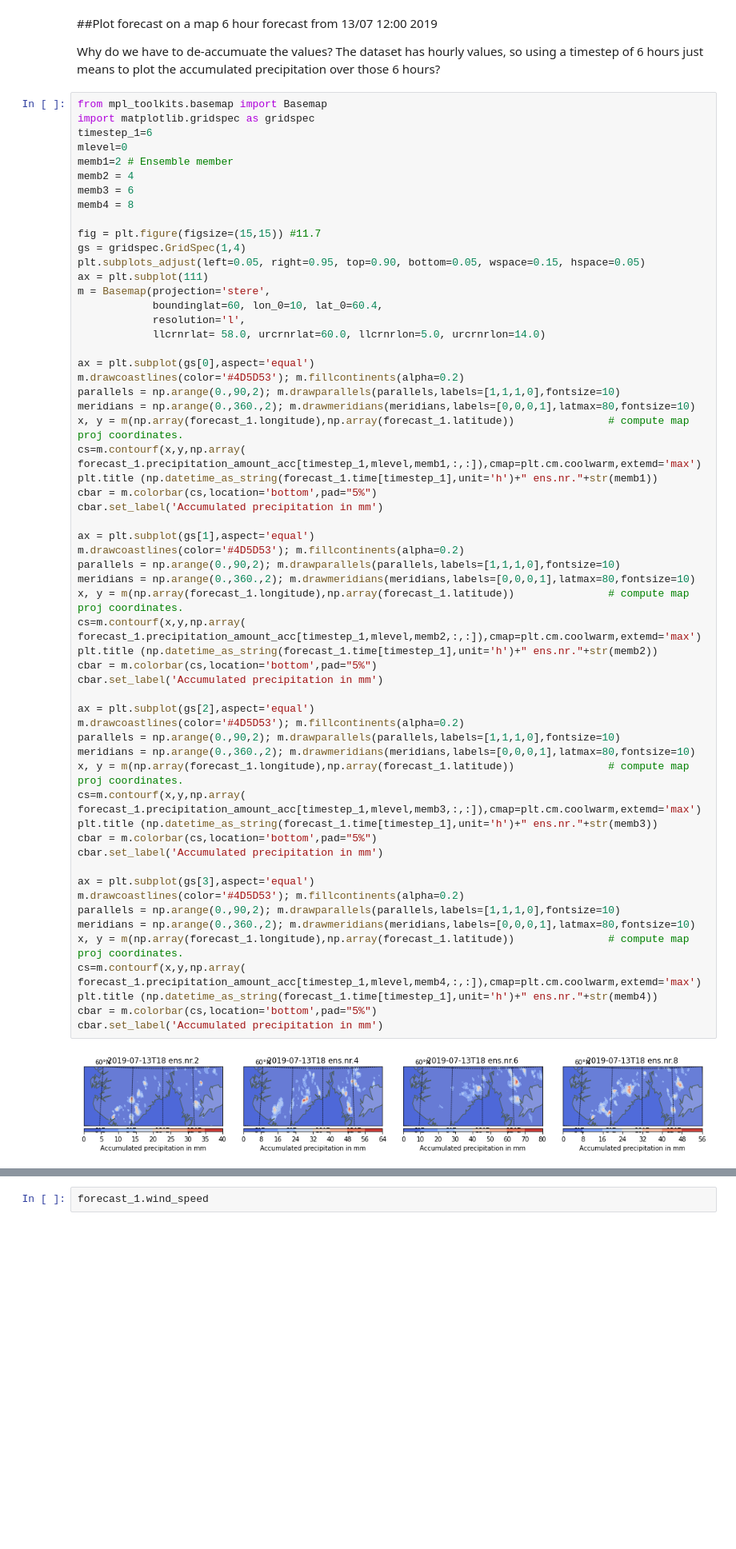
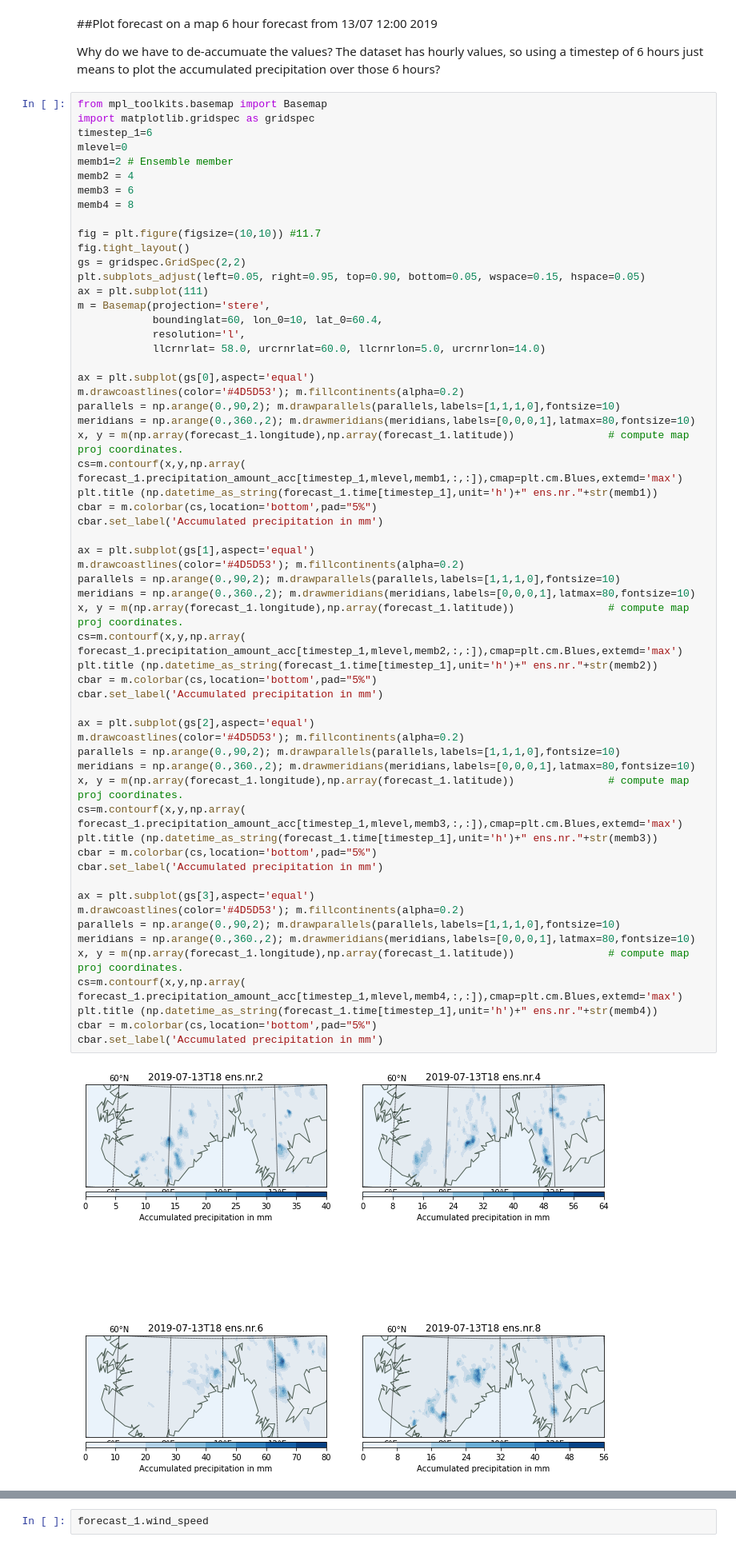
Before and after one commit to eirikngard/GEO4902, a Jupyter notebook: Ensemble_prediction.ipynb, the cells around one changed output, grey strips where cells are left out. Shown at 80% size. Drawn from its saved outputs; the diff is of its cells as text; blank space fills up the shorter version.

```diff
--- a/Ensemble_prediction.ipynb
+++ b/Ensemble_prediction.ipynb
@@ -54,8 +36,9 @@ memb2 = 4
 memb3 = 6
 memb4 = 8
 
-fig = plt.figure(figsize=(15,15)) #11.7
-gs = gridspec.GridSpec(1,4)
+fig = plt.figure(figsize=(10,10)) #11.7
+fig.tight_layout()
+gs = gridspec.GridSpec(2,2)
 plt.subplots_adjust(left=0.05, right=0.95, top=0.90, bottom=0.05, wspace=0.15, hspace=0.05)
 ax = plt.subplot(111)
 m = Basemap(projection='stere',
@@ -68,39 +51,39 @@ m.drawcoastlines(color='#4D5D53'); m.fillcontinents(alpha=0.2)
 parallels = np.arange(0.,90,2); m.drawparallels(parallels,labels=[1,1,1,0],fontsize=10)
 meridians = np.arange(0.,360.,2); m.drawmeridians(meridians,labels=[0,0,0,1],latmax=80,fontsize=10)
 x, y = m(np.array(forecast_1.longitude),np.array(forecast_1.latitude))               # compute map proj coordinates.
-cs=m.contourf(x,y,np.array( forecast_1.precipitation_amount_acc[timestep_1,mlevel,memb1,:,:]),cmap=plt.cm.coolwarm,extemd='max')
+cs=m.contourf(x,y,np.array( forecast_1.precipitation_amount_acc[timestep_1,mlevel,memb1,:,:]),cmap=plt.cm.Blues,extemd='max')
 plt.title (np.datetime_as_string(forecast_1.time[timestep_1],unit='h')+" ens.nr."+str(memb1))
 cbar = m.colorbar(cs,location='bottom',pad="5%")
 cbar.set_label('Accumulated precipitation in mm')
 
 ax = plt.subplot(gs[1],aspect='equal')
 m.drawcoastlines(color='#4D5D53'); m.fillcontinents(alpha=0.2)
 parallels = np.arange(0.,90,2); m.drawparallels(parallels,labels=[1,1,1,0],fontsize=10)
 meridians = np.arange(0.,360.,2); m.drawmeridians(meridians,labels=[0,0,0,1],latmax=80,fontsize=10)
 x, y = m(np.array(forecast_1.longitude),np.array(forecast_1.latitude))               # compute map proj coordinates.
-cs=m.contourf(x,y,np.array( forecast_1.precipitation_amount_acc[timestep_1,mlevel,memb2,:,:]),cmap=plt.cm.coolwarm,extemd='max')
+cs=m.contourf(x,y,np.array( forecast_1.precipitation_amount_acc[timestep_1,mlevel,memb2,:,:]),cmap=plt.cm.Blues,extemd='max')
 plt.title (np.datetime_as_string(forecast_1.time[timestep_1],unit='h')+" ens.nr."+str(memb2))
 cbar = m.colorbar(cs,location='bottom',pad="5%")
 cbar.set_label('Accumulated precipitation in mm')
 
 ax = plt.subplot(gs[2],aspect='equal')
 m.drawcoastlines(color='#4D5D53'); m.fillcontinents(alpha=0.2)
 parallels = np.arange(0.,90,2); m.drawparallels(parallels,labels=[1,1,1,0],fontsize=10)
 meridians = np.arange(0.,360.,2); m.drawmeridians(meridians,labels=[0,0,0,1],latmax=80,fontsize=10)
 x, y = m(np.array(forecast_1.longitude),np.array(forecast_1.latitude))               # compute map proj coordinates.
-cs=m.contourf(x,y,np.array( forecast_1.precipitation_amount_acc[timestep_1,mlevel,memb3,:,:]),cmap=plt.cm.coolwarm,extemd='max')
+cs=m.contourf(x,y,np.array( forecast_1.precipitation_amount_acc[timestep_1,mlevel,memb3,:,:]),cmap=plt.cm.Blues,extemd='max')
 plt.title (np.datetime_as_string(forecast_1.time[timestep_1],unit='h')+" ens.nr."+str(memb3))
 cbar = m.colorbar(cs,location='bottom',pad="5%")
 cbar.set_label('Accumulated precipitation in mm')
 
 ax = plt.subplot(gs[3],aspect='equal')
 m.drawcoastlines(color='#4D5D53'); m.fillcontinents(alpha=0.2)
 parallels = np.arange(0.,90,2); m.drawparallels(parallels,labels=[1,1,1,0],fontsize=10)
 meridians = np.arange(0.,360.,2); m.drawmeridians(meridians,labels=[0,0,0,1],latmax=80,fontsize=10)
 x, y = m(np.array(forecast_1.longitude),np.array(forecast_1.latitude))               # compute map proj coordinates.
-cs=m.contourf(x,y,np.array( forecast_1.precipitation_amount_acc[timestep_1,mlevel,memb4,:,:]),cmap=plt.cm.coolwarm,extemd='max')
+cs=m.contourf(x,y,np.array( forecast_1.precipitation_amount_acc[timestep_1,mlevel,memb4,:,:]),cmap=plt.cm.Blues,extemd='max')
 plt.title (np.datetime_as_string(forecast_1.time[timestep_1],unit='h')+" ens.nr."+str(memb4))
 cbar = m.colorbar(cs,location='bottom',pad="5%")
 cbar.set_label('Accumulated precipitation in mm')
 # %% [output]
-[figure, old version]
+[figure, new version]
```
Also changed, not shown: parts of 9 cells of this notebook.
